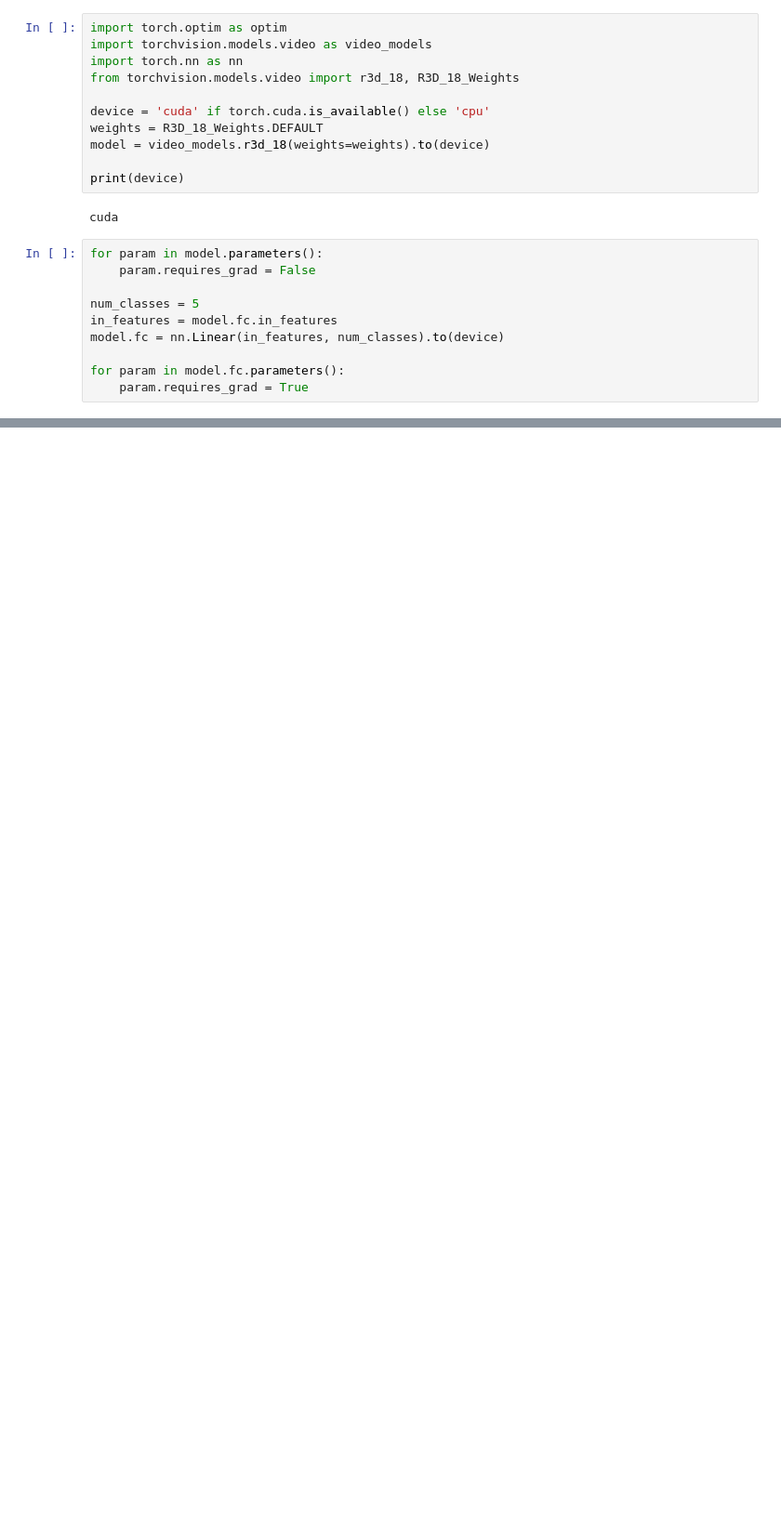
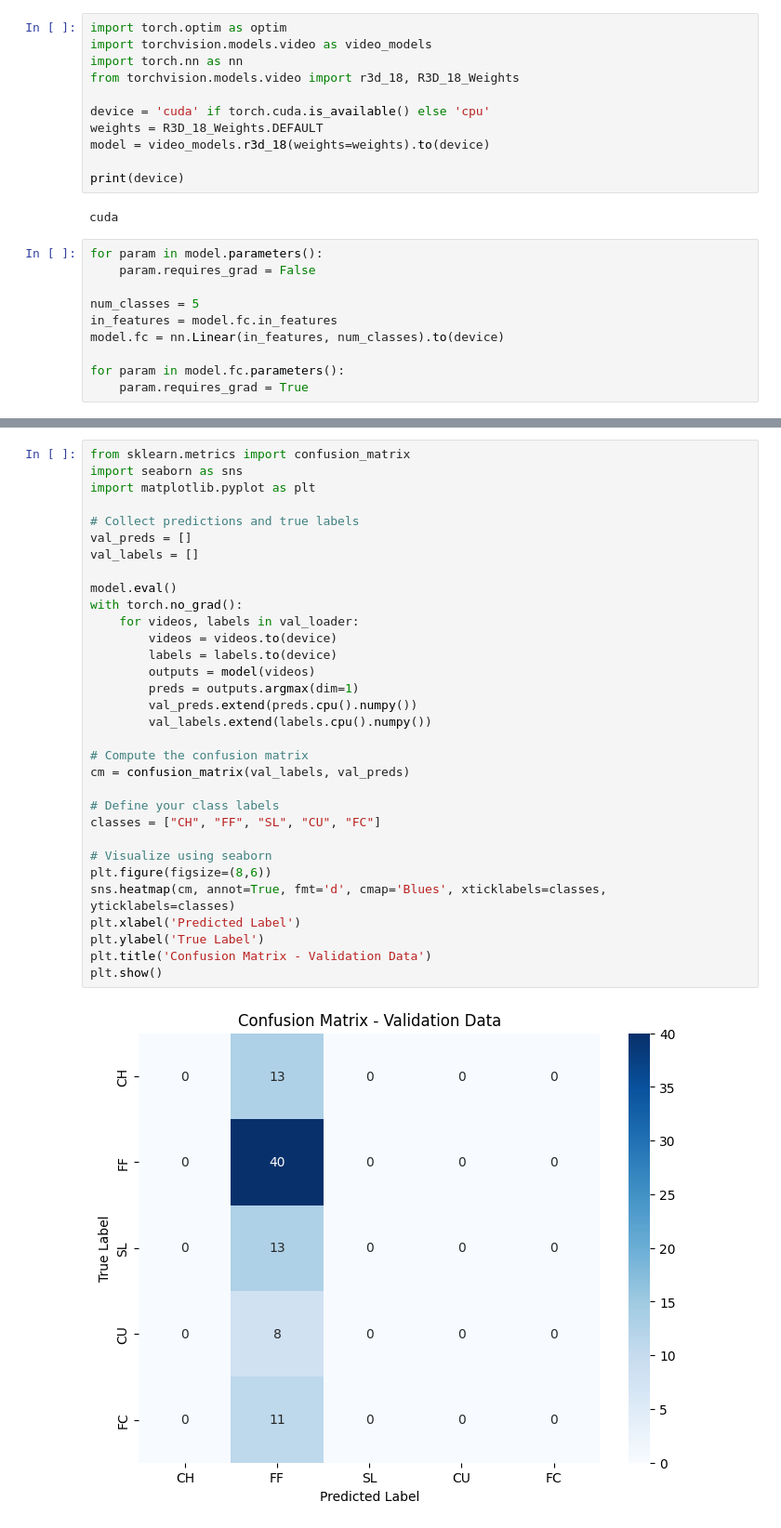
Before and after one commit to nikhilshah6/baseballprediction, a Jupyter notebook: pitch_classifier/loader.ipynb, the cells around one changed output, grey strips where cells are left out. Shown at 93% size. Saved outputs shown, nothing was run; the diff lists cells and outputs as text; blank space fills up the shorter version.

Commit message:
updated loader

```diff
--- a/pitch_classifier/loader.ipynb
+++ b/pitch_classifier/loader.ipynb
@@ -324,0 +456,34 @@ Validation Accuracy: 0.4941
+# %%
+from sklearn.metrics import confusion_matrix
+import seaborn as sns
+import matplotlib.pyplot as plt
+
+# Collect predictions and true labels
+val_preds = []
+val_labels = []
+
+model.eval()
+with torch.no_grad():
+    for videos, labels in val_loader:
+        videos = videos.to(device)
+        labels = labels.to(device)
+        outputs = model(videos)
+        preds = outputs.argmax(dim=1)
+        val_preds.extend(preds.cpu().numpy())
+        val_labels.extend(labels.cpu().numpy())
+
+# Compute the confusion matrix
+cm = confusion_matrix(val_labels, val_preds)
+
+# Define your class labels
+classes = ["CH", "FF", "SL", "CU", "FC"]
+
+# Visualize using seaborn
+plt.figure(figsize=(8,6))
+sns.heatmap(cm, annot=True, fmt='d', cmap='Blues', xticklabels=classes, yticklabels=classes)
+plt.xlabel('Predicted Label')
+plt.ylabel('True Label')
+plt.title('Confusion Matrix - Validation Data')
+plt.show()
+# %% [output]
+[figure, added]
```
Also changed, not shown: parts of 8 cells of this notebook, 2 other files.
